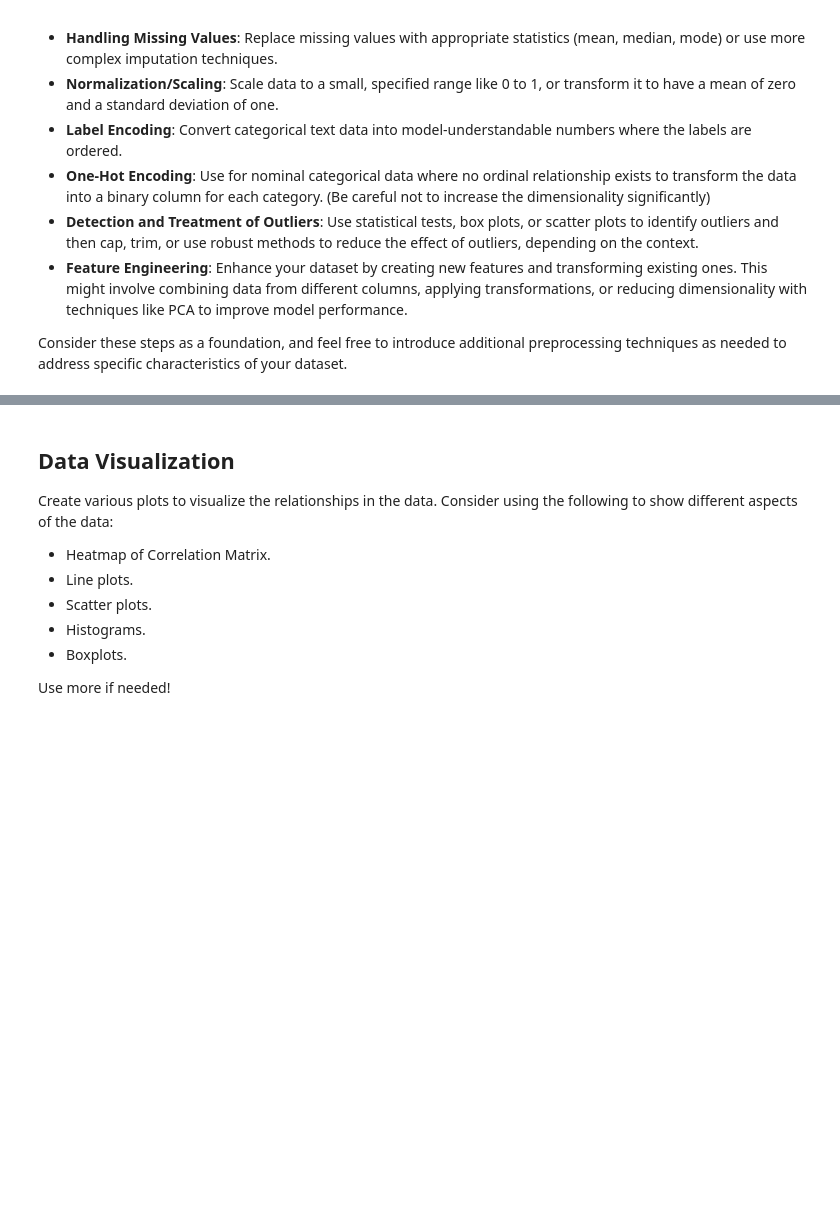
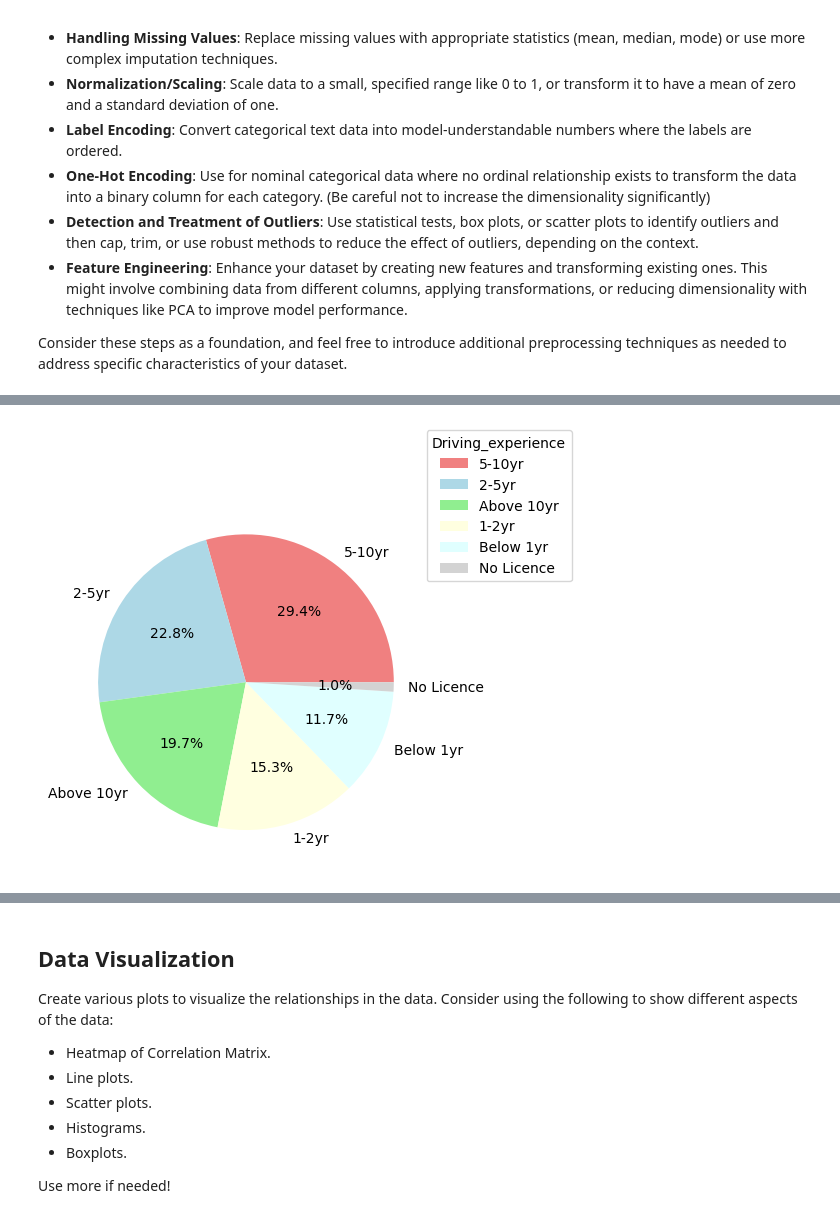
Before and after one commit to AlbadeaSaad/Task---2, a Jupyter notebook: Week - 2 Task - 2.ipynb, the cells around one changed output, grey strips where cells are left out. Saved outputs shown, nothing was run; the diff lists cells and outputs as text; code cells hidden in the pictures; blank space fills up the shorter version.

```diff
--- a/Week - 2 Task - 2.ipynb
+++ b/Week - 2 Task - 2.ipynb
@@ -179,0 +150,8 @@ memory usage: 1.0+ MB
+# %%
+drv_exp = df['Driving_experience'].value_counts()
+colors = ['lightcoral', 'lightblue', 'lightgreen', 'lightyellow', 'lightcyan', 'lightgray']
+
+plt.pie(x = drv_exp, labels = drv_exp.index, autopct = '%1.1f%%', colors = colors);
+plt.legend(bbox_to_anchor = [1.4, 1.2], title = 'Driving_experience');
+# %% [output]
+[figure, added]
```
Also changed, not shown: parts of 56 cells of this notebook.
